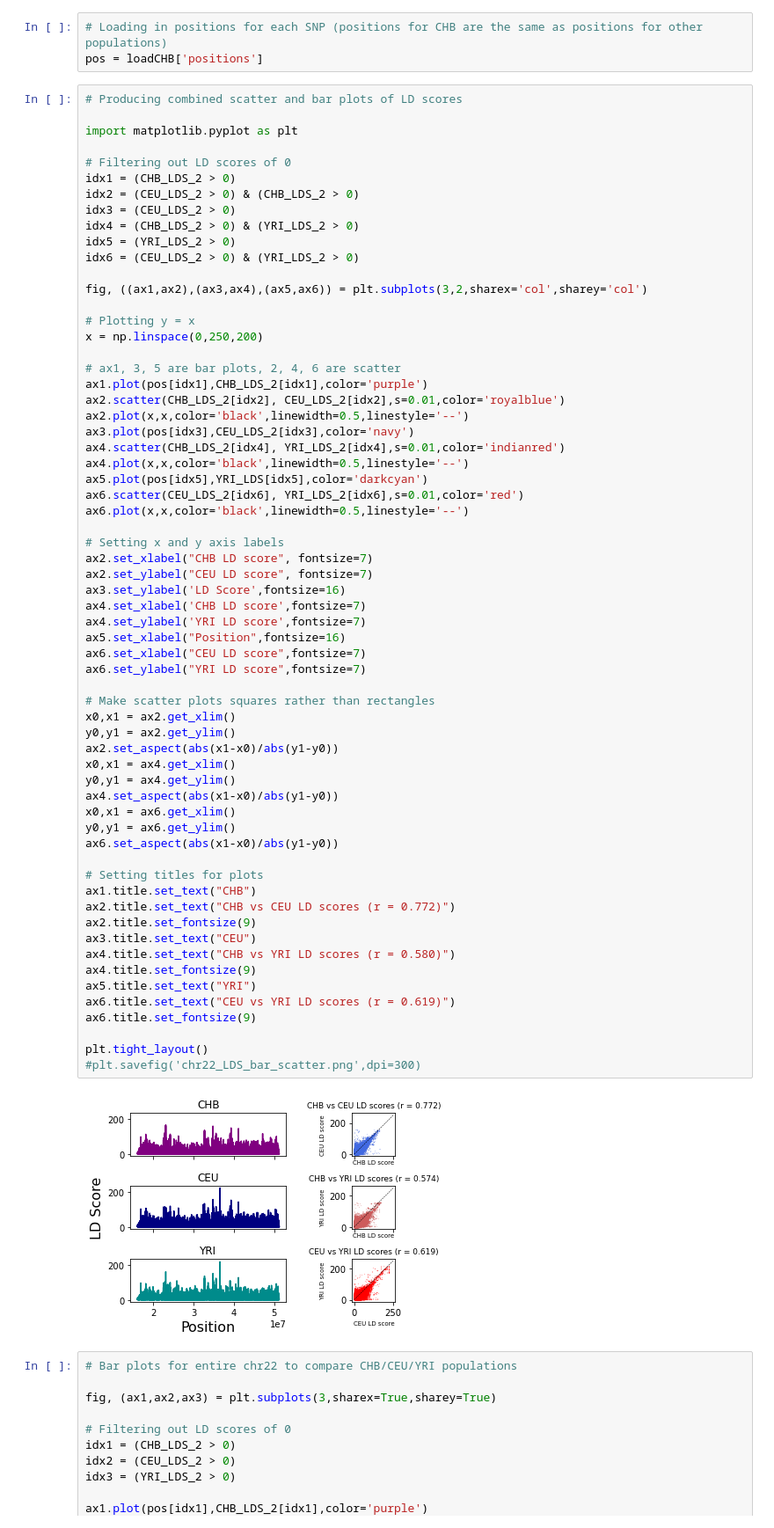
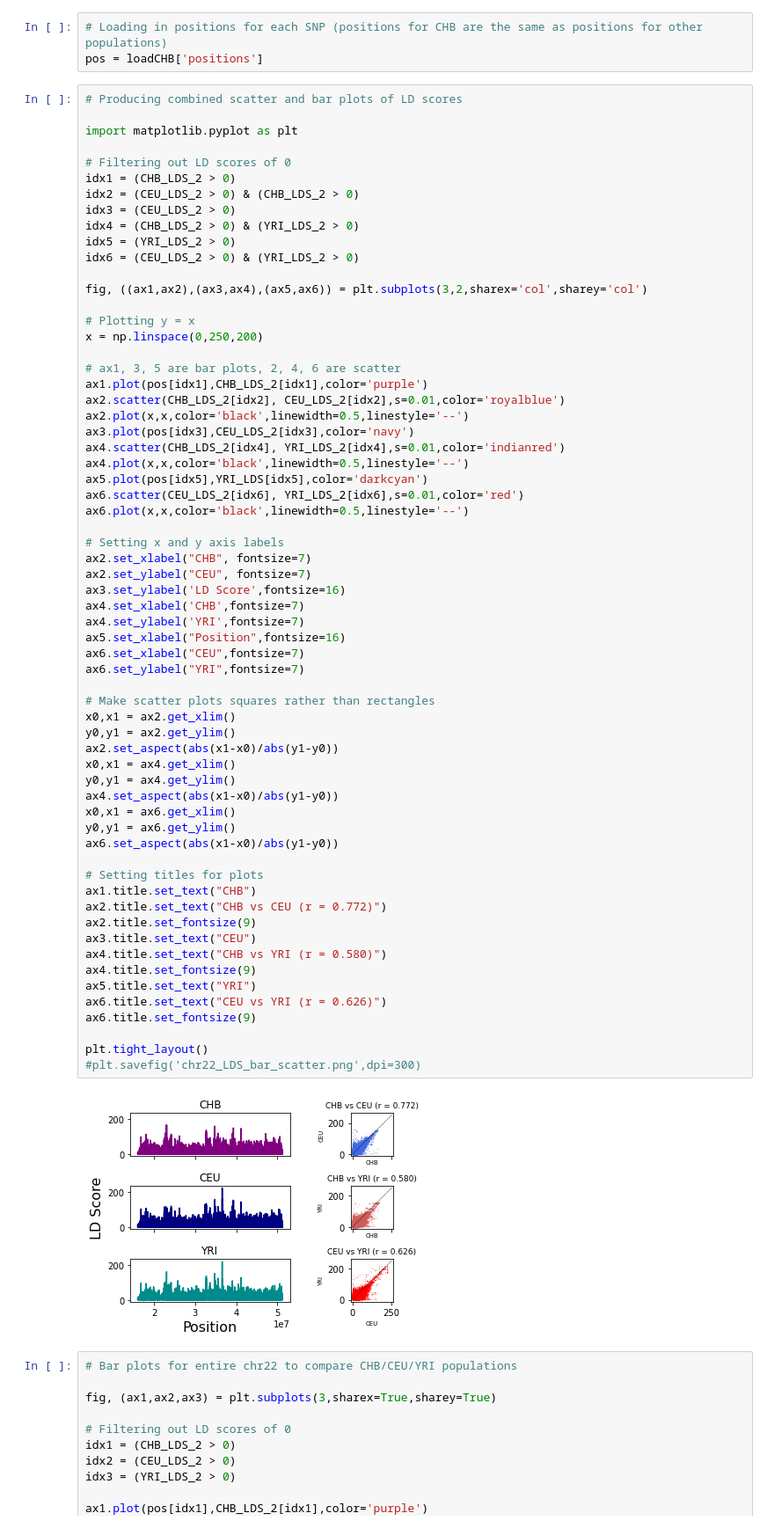
Before and after one commit to achyutha11/geo_LD_viz_v2, a Jupyter notebook: doc/notebooks/kxpexp.ipynb, the cells around one changed output. Shown at 88% size. Cells and saved outputs as stored; diff of their text form.

```diff
--- a/doc/notebooks/kxpexp.ipynb
+++ b/doc/notebooks/kxpexp.ipynb
@@ -424,43 +154,43 @@ ax4.plot(x,x,color='black',linewidth=0.5,linestyle='--')
 ax5.plot(pos[idx5],YRI_LDS[idx5],color='darkcyan')
 ax6.scatter(CEU_LDS_2[idx6], YRI_LDS_2[idx6],s=0.01,color='red')
 ax6.plot(x,x,color='black',linewidth=0.5,linestyle='--')
 
 # Setting x and y axis labels
-ax2.set_xlabel("CHB LD score", fontsize=7)
-ax2.set_ylabel("CEU LD score", fontsize=7)
+ax2.set_xlabel("CHB", fontsize=7)
+ax2.set_ylabel("CEU", fontsize=7)
 ax3.set_ylabel('LD Score',fontsize=16)
-ax4.set_xlabel('CHB LD score',fontsize=7)
-ax4.set_ylabel('YRI LD score',fontsize=7)
+ax4.set_xlabel('CHB',fontsize=7)
+ax4.set_ylabel('YRI',fontsize=7)
 ax5.set_xlabel("Position",fontsize=16)
-ax6.set_xlabel("CEU LD score",fontsize=7)
-ax6.set_ylabel("YRI LD score",fontsize=7)
+ax6.set_xlabel("CEU",fontsize=7)
+ax6.set_ylabel("YRI",fontsize=7)
 
 # Make scatter plots squares rather than rectangles
 x0,x1 = ax2.get_xlim()
 y0,y1 = ax2.get_ylim()
 ax2.set_aspect(abs(x1-x0)/abs(y1-y0))
 x0,x1 = ax4.get_xlim()
 y0,y1 = ax4.get_ylim()
 ax4.set_aspect(abs(x1-x0)/abs(y1-y0))
 x0,x1 = ax6.get_xlim()
 y0,y1 = ax6.get_ylim()
 ax6.set_aspect(abs(x1-x0)/abs(y1-y0))
 
 # Setting titles for plots
 ax1.title.set_text("CHB")
-ax2.title.set_text("CHB vs CEU LD scores (r = 0.772)")
+ax2.title.set_text("CHB vs CEU (r = 0.772)")
 ax2.title.set_fontsize(9)
 ax3.title.set_text("CEU")
-ax4.title.set_text("CHB vs YRI LD scores (r = 0.580)")
+ax4.title.set_text("CHB vs YRI (r = 0.580)")
 ax4.title.set_fontsize(9)
 ax5.title.set_text("YRI")
-ax6.title.set_text("CEU vs YRI LD scores (r = 0.619)")
+ax6.title.set_text("CEU vs YRI (r = 0.626)")
 ax6.title.set_fontsize(9)
 
 plt.tight_layout()
 #plt.savefig('chr22_LDS_bar_scatter.png',dpi=300)
 # %% [output]
-[figure, old version]
+[figure, new version]
 # %%
 # Bar plots for entire chr22 to compare CHB/CEU/YRI populations
 
```
Also changed, not shown: parts of 36 cells of this notebook.
